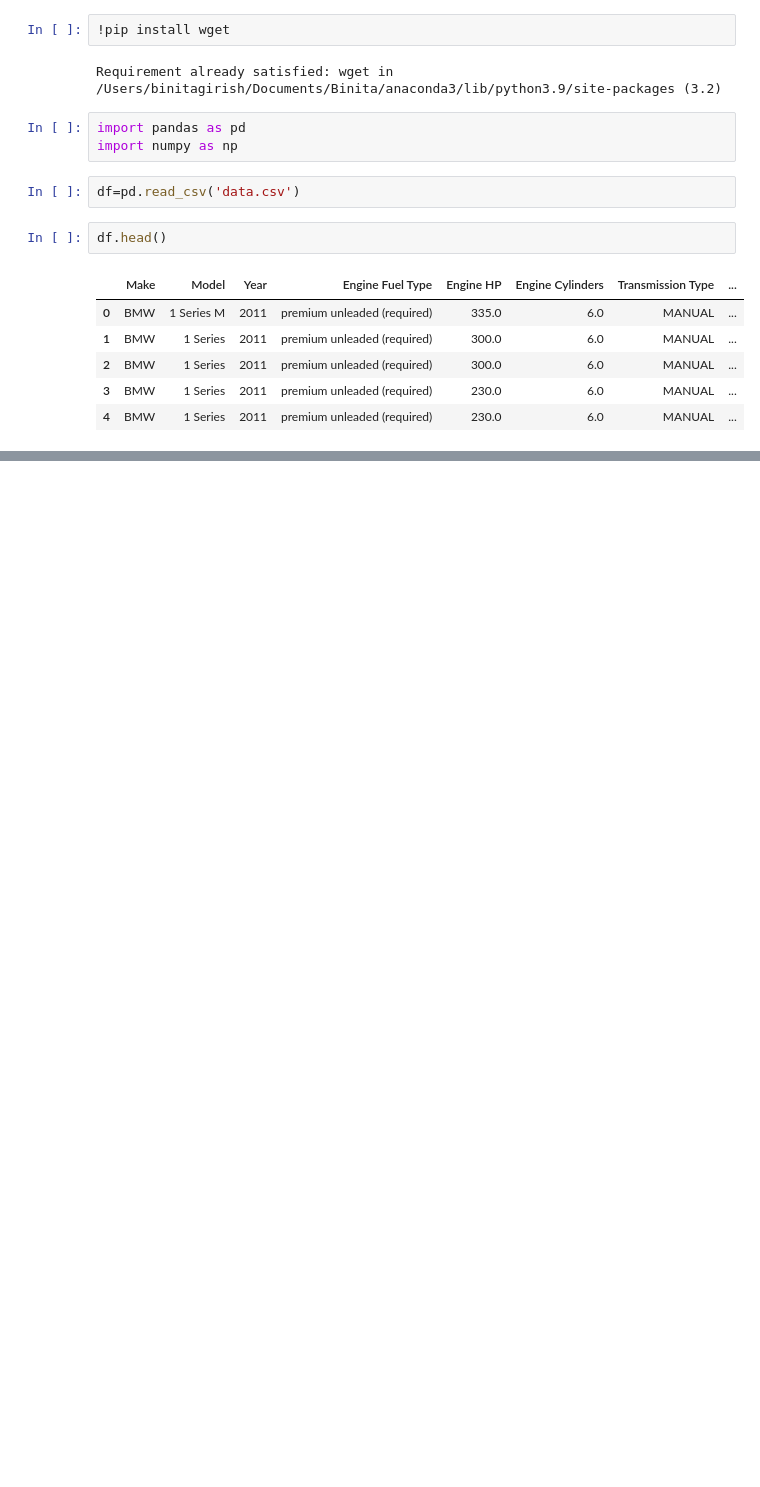
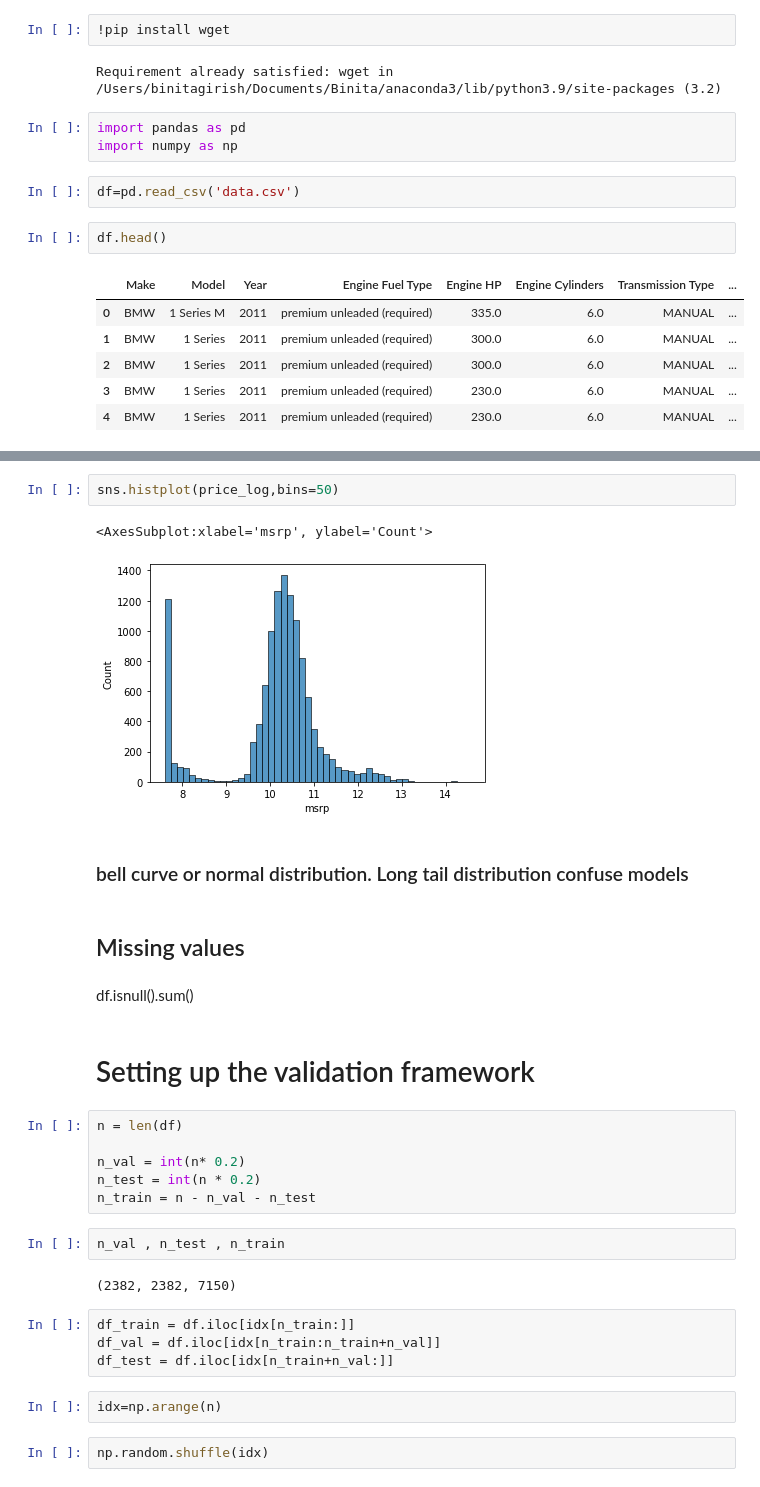
Before and after one commit to binitagiri/MLZoomcamp, a Jupyter notebook: Machine Learning for Regression/Machine Learning for Regression.ipynb, the cells around one changed output, grey strips where cells are left out. Drawn from its saved outputs; the diff is of its cells as text; blank space fills up the shorter version.

```diff
--- a/Machine Learning for Regression/Machine Learning for Regression.ipynb
+++ b/Machine Learning for Regression/Machine Learning for Regression.ipynb
@@ -18,0 +139,31 @@ df.head()
+# %%
+sns.histplot(price_log,bins=50)
+# %% [output]
+<AxesSubplot:xlabel='msrp', ylabel='Count'>
+[figure, added]
+# %% [markdown]
+### bell curve or normal distribution. Long tail distribution confuse models
+# %% [markdown]
+## Missing values
+# %% [markdown]
+df.isnull().sum()
+# %% [markdown]
+# Setting up the validation framework
+# %%
+n = len(df)
+
+n_val = int(n* 0.2)
+n_test = int(n * 0.2)
+n_train = n - n_val - n_test
+# %%
+n_val , n_test , n_train
+# %% [output]
+(2382, 2382, 7150)
+# %%
+df_train = df.iloc[idx[n_train:]]
+df_val = df.iloc[idx[n_train:n_train+n_val]]
+df_test = df.iloc[idx[n_train+n_val:]]
+# %%
+idx=np.arange(n)
+# %%
+np.random.shuffle(idx)
```
Also changed, not shown: parts of 25 cells of this notebook.
